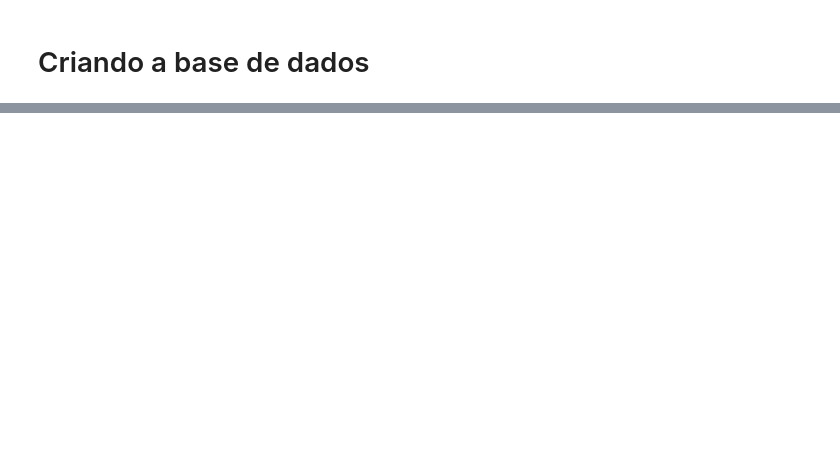
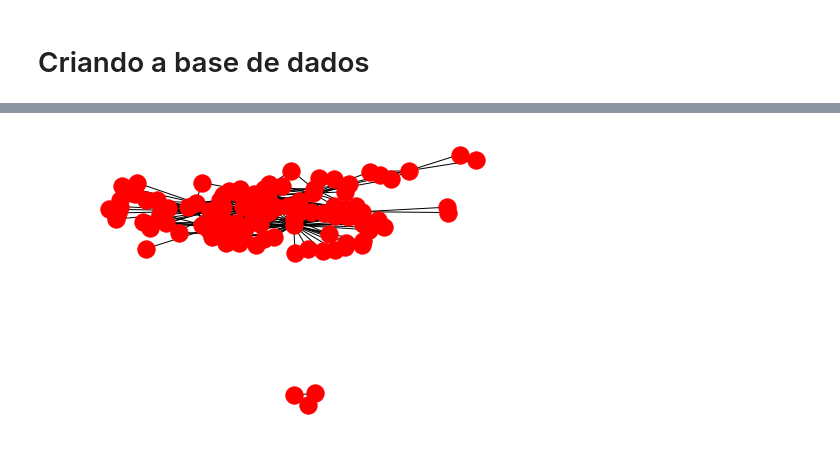
Before and after one commit to davibarreira/FDS-Homeworks, a Jupyter notebook: SandBox_Flask_SQL.ipynb, the cells around one changed output, grey strips where cells are left out. Drawn from its saved outputs; the diff is of its cells as text; code cells hidden in the pictures; blank space fills up the shorter version.

```diff
--- a/SandBox_Flask_SQL.ipynb
+++ b/SandBox_Flask_SQL.ipynb
@@ -86,6 +87,8 @@ WHERE a1.author_id < a2.author_id;
 """
 # %%
 conn = sqlite3.connect('hw1.sqlite')
+edges_authors = []
 for row in conn.execute(query_pair_authors):
-    print(row)
+    edges_authors.append(row)
 conn.close()
+edges_authors= pd.DataFrame(edges_authors,columns=['paper','author1','author2'])
@@ -137,0 +129,16 @@ WHERE a1.paper_id < a2.paper_id;
+# %%
+count_authors = edges_authors.groupby(['author1','author2']).count().reset_index()
+count_papers  = edges_papers.groupby(['paper1','paper2']).count().reset_index()
+# %%
+G_authors = nx.Graph()
+G_papers = nx.Graph()
+# %%
+for d in count_authors.to_dict('records'):
+    G_authors.add_edge(d['author1'],d['author2'],count = d['paper'])
+
+for d in count_papers.to_dict('records'):
+    G_papers.add_edge(d['paper1'],d['paper2'],count = d['author'])
+# %%
+nx.draw_spring(G_authors,edge_color='k')
+# %% [output]
+[figure, added]
```
Also changed, not shown: parts of 7 cells of this notebook.
